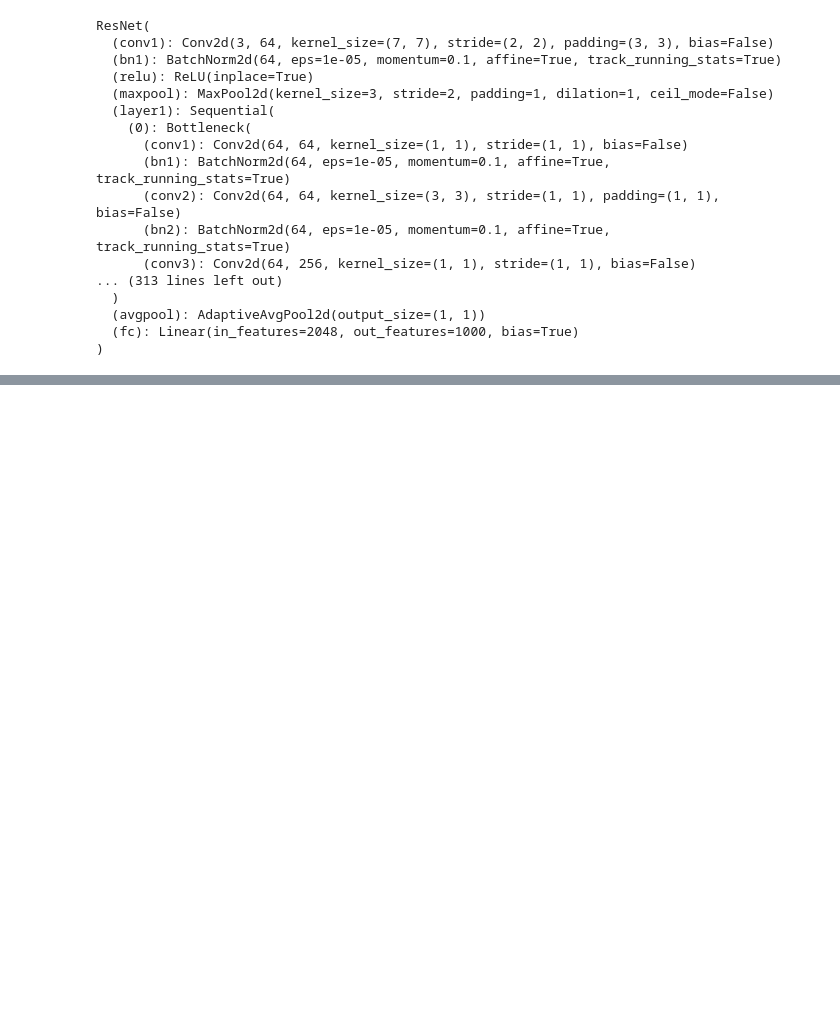
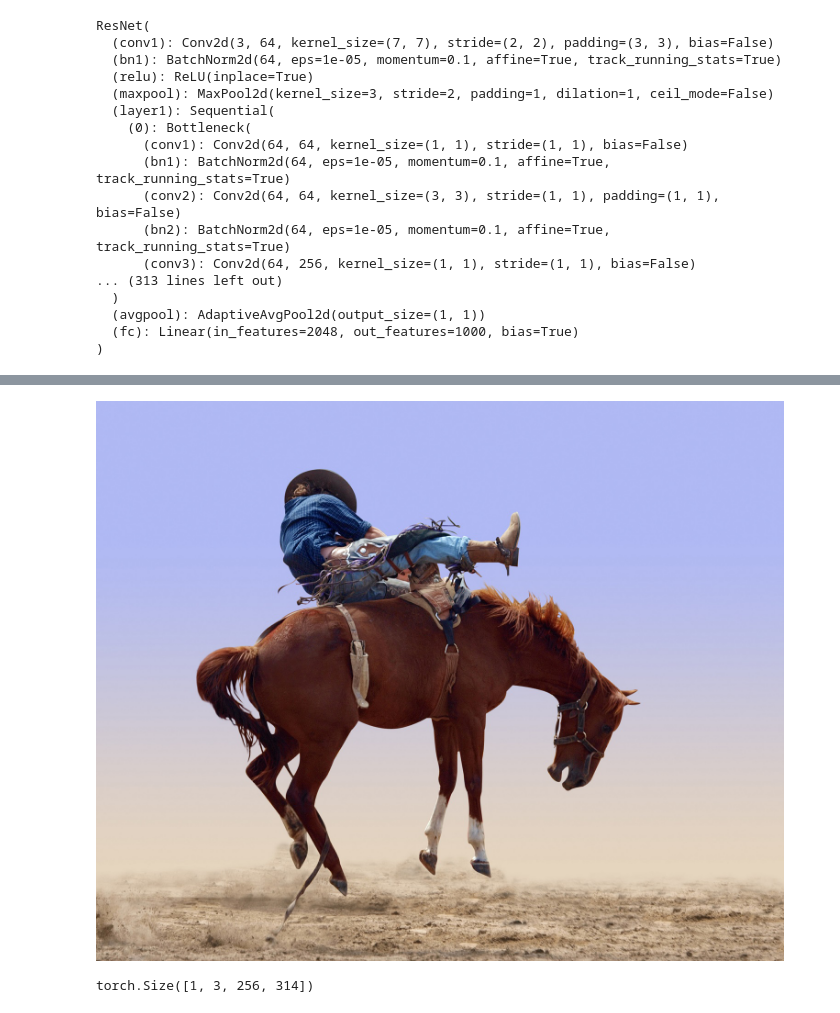
Before and after one commit to aeolian83/deep_learning_pytorch, a Jupyter notebook: ch2.ipynb, the cells around one changed output, grey strips where cells are left out. Drawn from its saved outputs; the diff is of its cells as text; code cells hidden in the pictures; blank space fills up the shorter version.

```diff
--- a/ch2.ipynb
+++ b/ch2.ipynb
@@ -78,0 +324,5 @@ preprocess = transforms.Compose([
+# %%
+img = Image.open('./data/p1ch2/horse.jpg')
+img
+# %% [output]
+[figure, added]
@@ -78,0 +332,4 @@ preprocess = transforms.Compose([
+# %%
+batch_t.size()
+# %% [output]
+torch.Size([1, 3, 256, 314])
```
Also changed, not shown: parts of 27 cells of this notebook.
